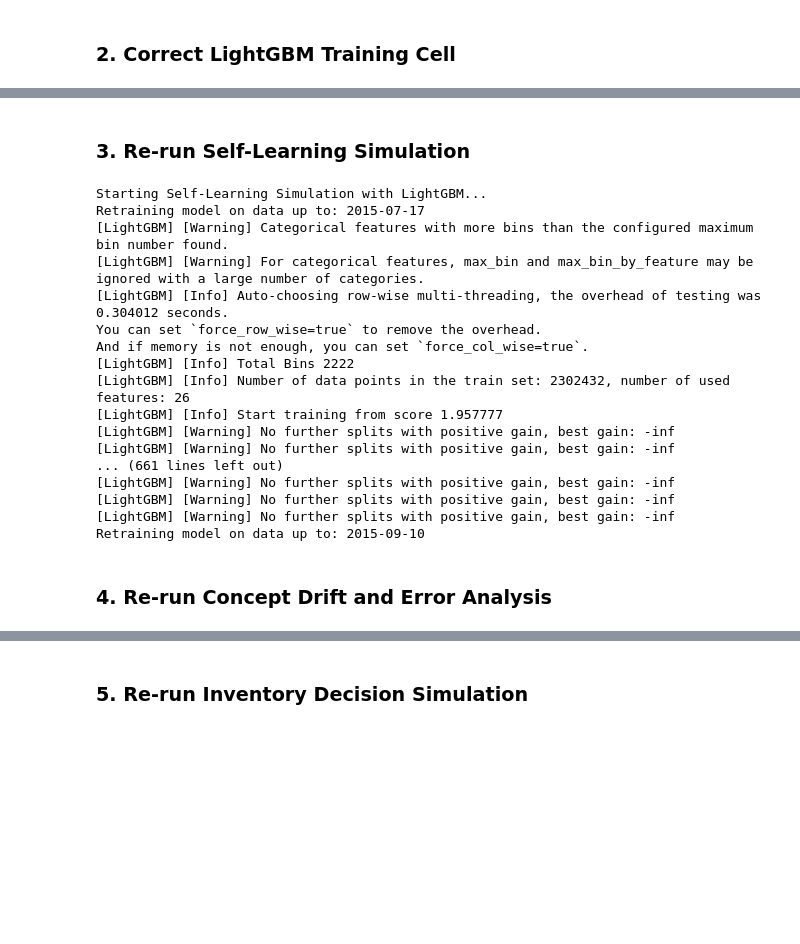
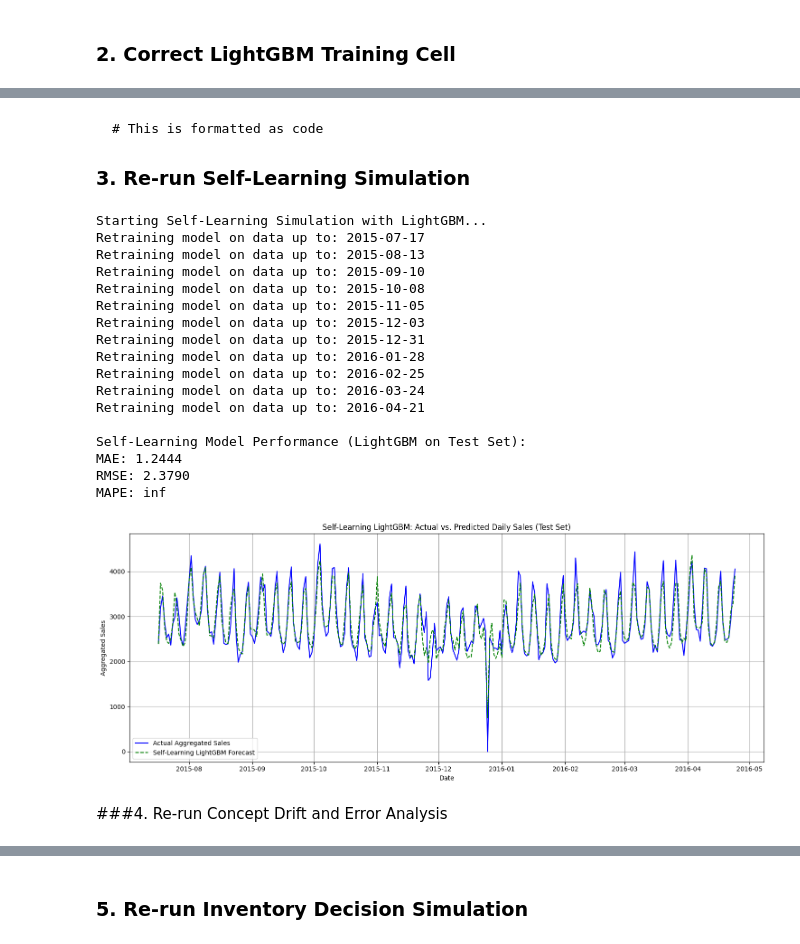
Before and after one commit to wasihun-code/BLOG_Flask, a Jupyter notebook: IPR_Research_Paper_Implementation_Collab.ipynb, the cells around one changed output, grey strips where cells are left out. Drawn from its saved outputs; the diff is of its cells as text; code cells hidden in the pictures; blank space fills up the shorter version.

````diff
--- a/IPR_Research_Paper_Implementation_Collab.ipynb
+++ b/IPR_Research_Paper_Implementation_Collab.ipynb
@@ -959,6 +948,12 @@ RMSE: 2.3903
 MAPE: inf
 [figure]
 # %% [markdown]
+
+
+```
+# This is formatted as code
+```
+
 ### 3. Re-run Self-Learning Simulation
 # %%
 import warnings
@@ -1001,22 +996,24 @@ def simulate_self_learning(initial_train_data, test_data, forecast_horizon=28, r
 
         retrained_model = lgb.LGBMRegressor(
             objective='regression',
-            n_estimators=1000,
+            n_estimators=300,
             learning_rate=0.05,
             num_leaves=64,
             max_depth=8,
-            min_child_samples=20,
+            min_child_samples=10,      # reduced
             subsample=0.7,
             colsample_bytree=0.7,
             random_state=42,
-            n_jobs=-1
+            n_jobs=-1,
+            verbose=-1,                # suppresses all prints
+            max_bin=511                # handles high-cardinality categories
         )
 
         retrained_model.fit(
-            X_train_sl,
-            y_train_sl,
+            X_train_sl, y_train_sl,
             categorical_feature=categorical_features_lgbm
         )
+
 
         df_forecast_period = df_test_sorted[df_test_sorted['date'].isin(forecast_dates)].copy()
         X_forecast = _align_categories_to_training(
@@ -1053,49 +1050,50 @@ sl_metrics = calculate_metrics(
 print("\nSelf-Learning Model Performance (LightGBM on Test Set):")
 for metric, value in sl_metrics.items():
     print(f"{metric}: {value:.4f}")
 
 model_results = model_results[model_results['Model'] != 'Self-Learning LightGBM']
 model_results.loc[len(model_results)] = [
     'Self-Learning LightGBM',
     sl_metrics['MAE'],
     sl_metrics['RMSE'],
     sl_metrics['MAPE']
 ]
 
 plt.figure(figsize=(15, 6))
 df_sl_plot = df_self_learning_predictions.groupby('date', as_index=False).agg(
     actual_sales=('actual_sales', 'sum'),
     predicted_sales=('predicted_sales', 'sum')
 )
 sns.lineplot(data=df_sl_plot, x='date', y='actual_sales', label='Actual Aggregated Sales', color='blue')
 sns.lineplot(data=df_sl_plot, x='date', y='predicted_sales', label='Self-Learning LightGBM Forecast', color='green', linestyle='--')
 plt.title('Self-Learning LightGBM: Actual vs. Predicted Daily Sales (Test Set)')
 plt.xlabel('Date')
 plt.ylabel('Aggregated Sales')
 plt.legend()
 plt.grid(True)
 plt.tight_layout()
 plt.show()
 # %% [output]
 Starting Self-Learning Simulation with LightGBM...
 Retraining model on data up to: 2015-07-17
-[LightGBM] [Warning] Categorical features with more bins than the configured maximum bin number found.
-[LightGBM] [Warning] For categorical features, max_bin and max_bin_by_feature may be ignored with a large number of categories.
-[LightGBM] [Info] Auto-choosing row-wise multi-threading, the overhead of testing was 0.304012 seconds.
-You can set `force_row_wise=true` to remove the overhead.
-And if memory is not enough, you can set `force_col_wise=true`.
-[LightGBM] [Info] Total Bins 2222
-[LightGBM] [Info] Number of data points in the train set: 2302432, number of used features: 26
-[LightGBM] [Info] Start training from score 1.957777
-[LightGBM] [Warning] No further splits with positive gain, best gain: -inf
-[LightGBM] [Warning] No further splits with positive gain, best gain: -inf
-... (661 lines left out)
-[LightGBM] [Warning] No further splits with positive gain, best gain: -inf
-[LightGBM] [Warning] No further splits with positive gain, best gain: -inf
-[LightGBM] [Warning] No further splits with positive gain, best gain: -inf
+Retraining model on data up to: 2015-08-13
 Retraining model on data up to: 2015-09-10
+Retraining model on data up to: 2015-10-08
+Retraining model on data up to: 2015-11-05
+Retraining model on data up to: 2015-12-03
+Retraining model on data up to: 2015-12-31
+Retraining model on data up to: 2016-01-28
+Retraining model on data up to: 2016-02-25
+Retraining model on data up to: 2016-03-24
+Retraining model on data up to: 2016-04-21
+
+Self-Learning Model Performance (LightGBM on Test Set):
+MAE: 1.2444
+RMSE: 2.3790
+MAPE: inf
+[figure, added]
 # %% [markdown]
-### 4. Re-run Concept Drift and Error Analysis
+###4. Re-run Concept Drift and Error Analysis
 # %%
 print("Calculating rolling MAE for error analysis...")
 
````
Also changed, not shown: parts of 7 cells of this notebook.
